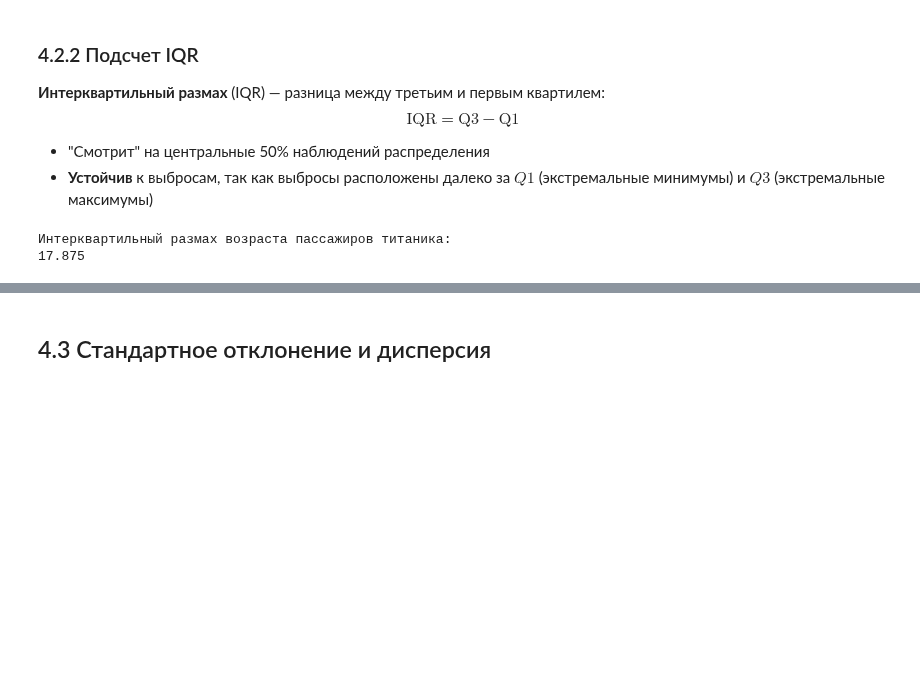
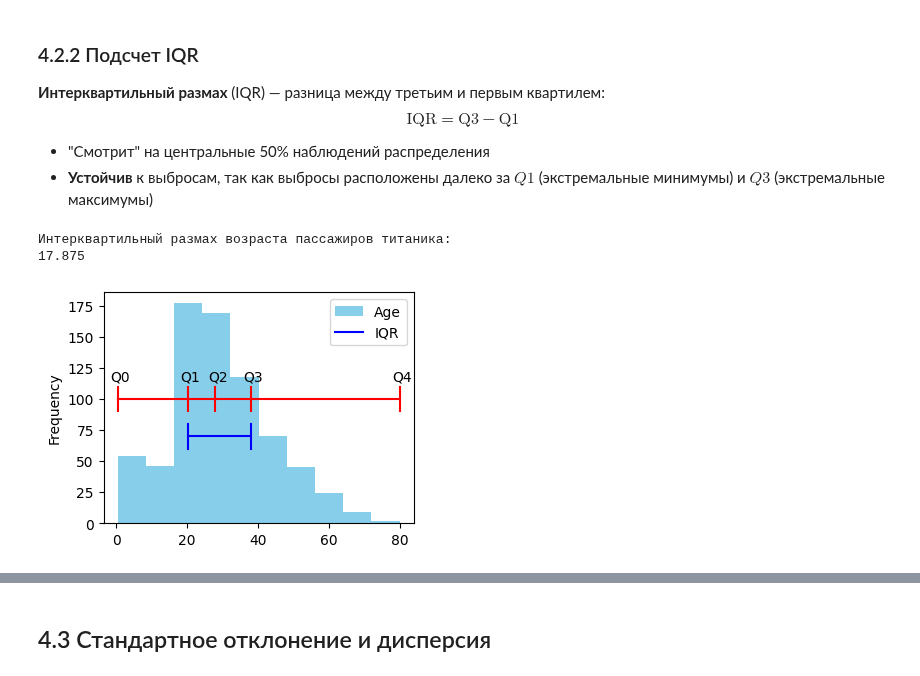
Before and after one commit to ksumarshmallow/Data-Analysis-Media-24, a Jupyter notebook: Seminars/Sem5/Sem5.ipynb, the cells around one changed output, grey strips where cells are left out. Saved outputs shown, nothing was run; the diff lists cells and outputs as text; code cells hidden in the pictures; blank space fills up the shorter version.

```diff
--- a/Seminars/Sem5/Sem5.ipynb
+++ b/Seminars/Sem5/Sem5.ipynb
@@ -335,3 +395,18 @@ print(df['Age'].quantile(0.75)-df['Age'].quantile(0.25))
 # %% [output]
 Интерквартильный размах возраста пассажиров титаника:
 17.875
+# %%
+df['Age'].plot(kind='hist', figsize=(4, 3), color='skyblue')
+
+plt.plot([df['Age'].min(), df['Age'].max()], [100, 100], color='red')
+plt.plot([df['Age'].quantile(0.25), df['Age'].quantile(0.75)], [70, 70], color='blue', label='IQR')
+plt.plot([df['Age'].quantile(0.25), df['Age'].quantile(0.25)], [60, 80], color='blue')
+plt.plot([df['Age'].quantile(0.75), df['Age'].quantile(0.75)], [60, 80], color='blue')
+
+for i, q in enumerate([0, 0.25, 0.5, 0.75, 1]):
+    plt.plot([df['Age'].quantile(q), df['Age'].quantile(q)], [90, 110], color='red')
+    plt.text(df['Age'].quantile(q) - 2, 115, f'Q{i}')
+
+plt.legend();
+# %% [output]
+[figure, added]
```
Also changed, not shown: parts of 16 cells of this notebook, 3 other files.
